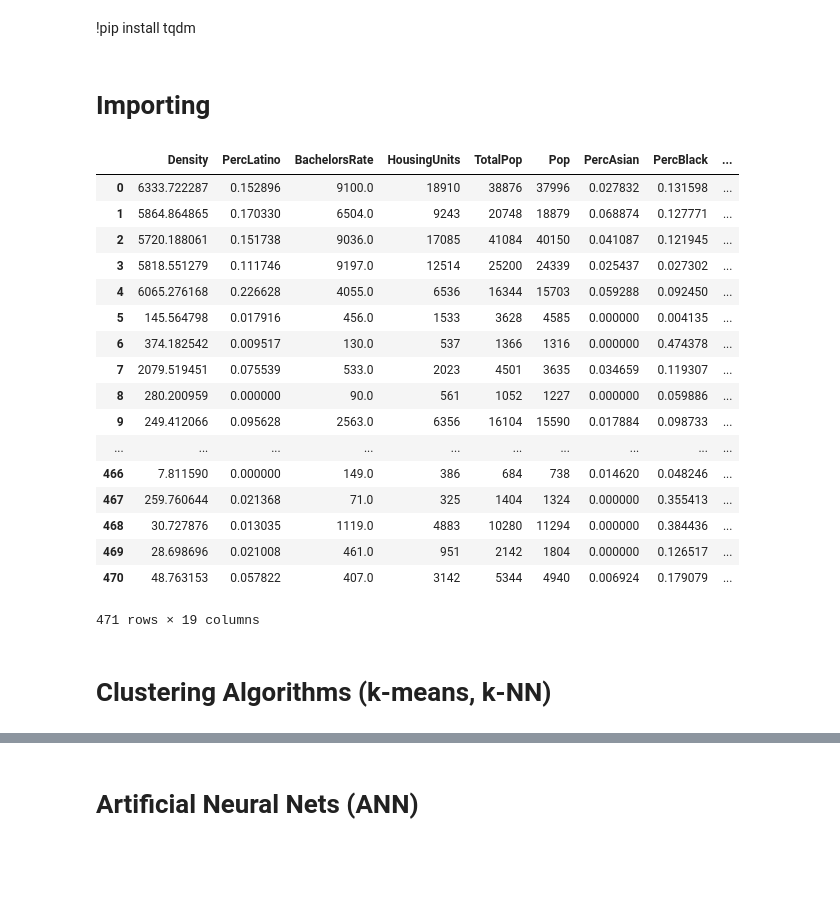
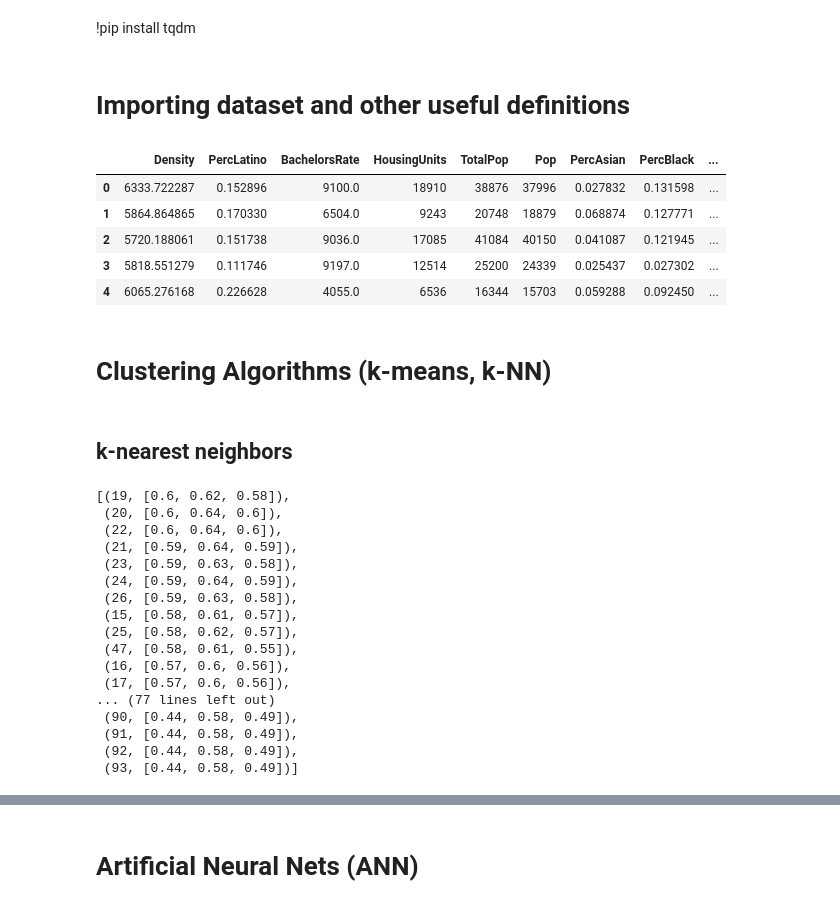
Before and after one commit to snme/DS4A, a Jupyter notebook: Clustering, ANN, CNN.ipynb, the cells around one changed output, grey strips where cells are left out. Cells and saved outputs as stored; diff of their text form; code cells hidden in the pictures; blank space fills up the shorter version.

Commit message:
finished k-nearest neighbors

```diff
--- a/Clustering, ANN, CNN.ipynb
+++ b/Clustering, ANN, CNN.ipynb
@@ -24,28 +28,16 @@ import seaborn as sns
 sns.set(style="whitegrid")  # can set style depending on how you'd like it to look
 # %% [markdown]
 !pip install tqdm
-# %% [markdown]
-# Importing
+# %% [markdown]
+# Importing dataset and other useful definitions
 # %%
 df = pd.read_csv('final_dataset_categoried.csv').drop(['Unnamed: 0'], axis=1)
 # %%
-df
+df.head(5)
 # %% [output]
 |  | Density | PercLatino | BachelorsRate | HousingUnits | TotalPop | Pop | PercAsian | PercBlack | ... |
 | 0 | 6333.722287 | 0.152896 | 9100.0 | 18910 | 38876 | 37996 | 0.027832 | 0.131598 | ... |
 | 1 | 5864.864865 | 0.170330 | 6504.0 | 9243 | 20748 | 18879 | 0.068874 | 0.127771 | ... |
 | 2 | 5720.188061 | 0.151738 | 9036.0 | 17085 | 41084 | 40150 | 0.041087 | 0.121945 | ... |
 | 3 | 5818.551279 | 0.111746 | 9197.0 | 12514 | 25200 | 24339 | 0.025437 | 0.027302 | ... |
 | 4 | 6065.276168 | 0.226628 | 4055.0 | 6536 | 16344 | 15703 | 0.059288 | 0.092450 | ... |
-| 5 | 145.564798 | 0.017916 | 456.0 | 1533 | 3628 | 4585 | 0.000000 | 0.004135 | ... |
-| 6 | 374.182542 | 0.009517 | 130.0 | 537 | 1366 | 1316 | 0.000000 | 0.474378 | ... |
-| 7 | 2079.519451 | 0.075539 | 533.0 | 2023 | 4501 | 3635 | 0.034659 | 0.119307 | ... |
-| 8 | 280.200959 | 0.000000 | 90.0 | 561 | 1052 | 1227 | 0.000000 | 0.059886 | ... |
-| 9 | 249.412066 | 0.095628 | 2563.0 | 6356 | 16104 | 15590 | 0.017884 | 0.098733 | ... |
-| ... | ... | ... | ... | ... | ... | ... | ... | ... | ... |
-| 466 | 7.811590 | 0.000000 | 149.0 | 386 | 684 | 738 | 0.014620 | 0.048246 | ... |
-| 467 | 259.760644 | 0.021368 | 71.0 | 325 | 1404 | 1324 | 0.000000 | 0.355413 | ... |
-| 468 | 30.727876 | 0.013035 | 1119.0 | 4883 | 10280 | 11294 | 0.000000 | 0.384436 | ... |
-| 469 | 28.698696 | 0.021008 | 461.0 | 951 | 2142 | 1804 | 0.000000 | 0.126517 | ... |
-| 470 | 48.763153 | 0.057822 | 407.0 | 3142 | 5344 | 4940 | 0.006924 | 0.179079 | ... |
-471 rows × 19 columns
@@ -52,2 +77,4 @@ df
 # %% [markdown]
 # Clustering Algorithms (k-means, k-NN)
+# %% [markdown]
+## k-nearest neighbors
@@ -53,0 +90,21 @@ df
+# %%
+ordered_knn_params = sorted(perf.items(), key=lambda r: 1 - r[1][0])
+ordered_knn_params
+# %% [output]
+[(19, [0.6, 0.62, 0.58]),
+ (20, [0.6, 0.64, 0.6]),
+ (22, [0.6, 0.64, 0.6]),
+ (21, [0.59, 0.64, 0.59]),
+ (23, [0.59, 0.63, 0.58]),
+ (24, [0.59, 0.64, 0.59]),
+ (26, [0.59, 0.63, 0.58]),
+ (15, [0.58, 0.61, 0.57]),
+ (25, [0.58, 0.62, 0.57]),
+ (47, [0.58, 0.61, 0.55]),
+ (16, [0.57, 0.6, 0.56]),
+ (17, [0.57, 0.6, 0.56]),
+... (77 lines left out)
+ (90, [0.44, 0.58, 0.49]),
+ (91, [0.44, 0.58, 0.49]),
+ (92, [0.44, 0.58, 0.49]),
+ (93, [0.44, 0.58, 0.49])]
```
Also changed, not shown: parts of 9 cells of this notebook, 1 other file.
